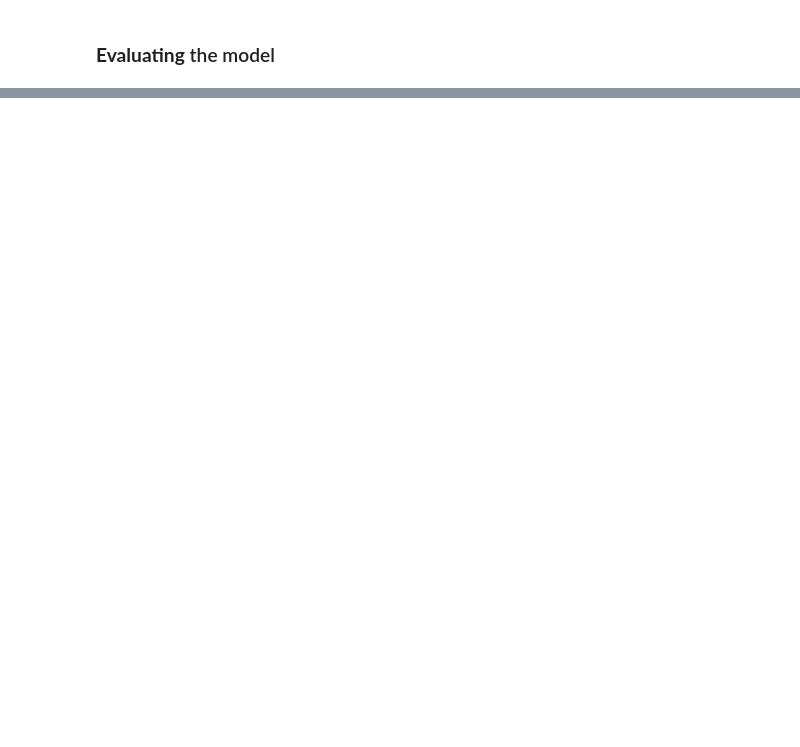
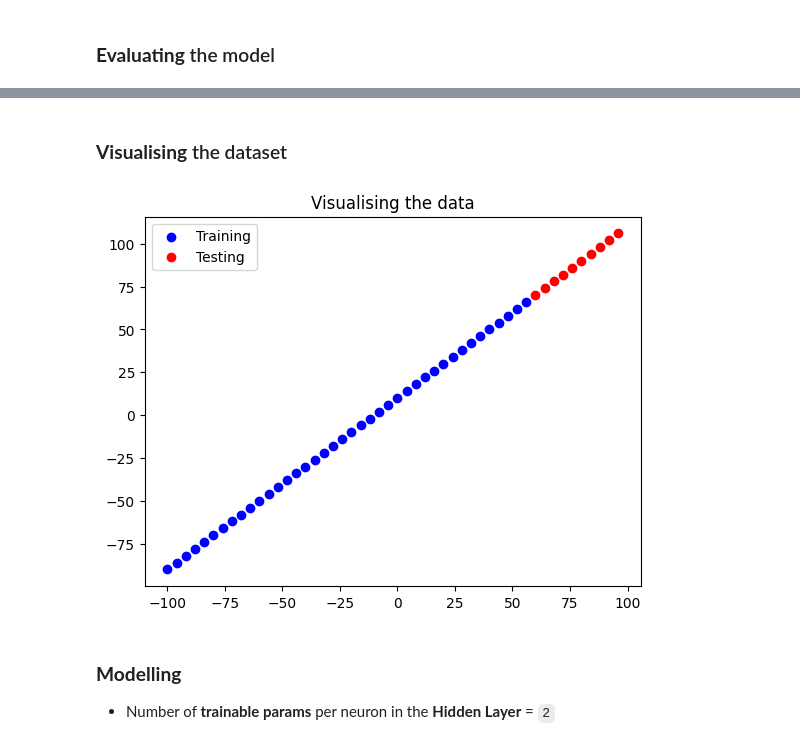
Before and after one commit to nirmit27/tensorflow-udemy, a Jupyter notebook: Neural_Network_Regression.ipynb, the cells around one changed output, grey strips where cells are left out. Drawn from its saved outputs; the diff is of its cells as text; code cells hidden in the pictures; blank space fills up the shorter version.

```diff
--- a/Neural_Network_Regression.ipynb
+++ b/Neural_Network_Regression.ipynb
@@ -73,0 +81,11 @@ model.evaluate([5.0, 8.0], [15.0, 18.0])
+# %%
+X = tf.range(-100, 100, 4)
+y = X + 10
+
+X_train = X[:40]
+X_test = X[40:]
+
+y_train = y[:40]
+y_test = y[40:]
+
+X_train, X_test, y_train, y_test
@@ -73,0 +105,15 @@ model.evaluate([5.0, 8.0], [15.0, 18.0])
+# %% [markdown]
+### **Visualising** the dataset
+# %%
+plt.scatter(X_train, y_train, c='b', label='Training data')
+plt.scatter(X_test, y_test, c='r', label='Testing data')
+
+plt.legend(['Training', 'Testing'])
+plt.title('Visualising the data')
+
+plt.show()
+# %% [output]
+[figure, added]
+# %% [markdown]
+### **Modelling**
+* Number of **trainable params** per neuron in the **Hidden Layer** = `2`
```
Also changed, not shown: parts of 14 cells of this notebook.
